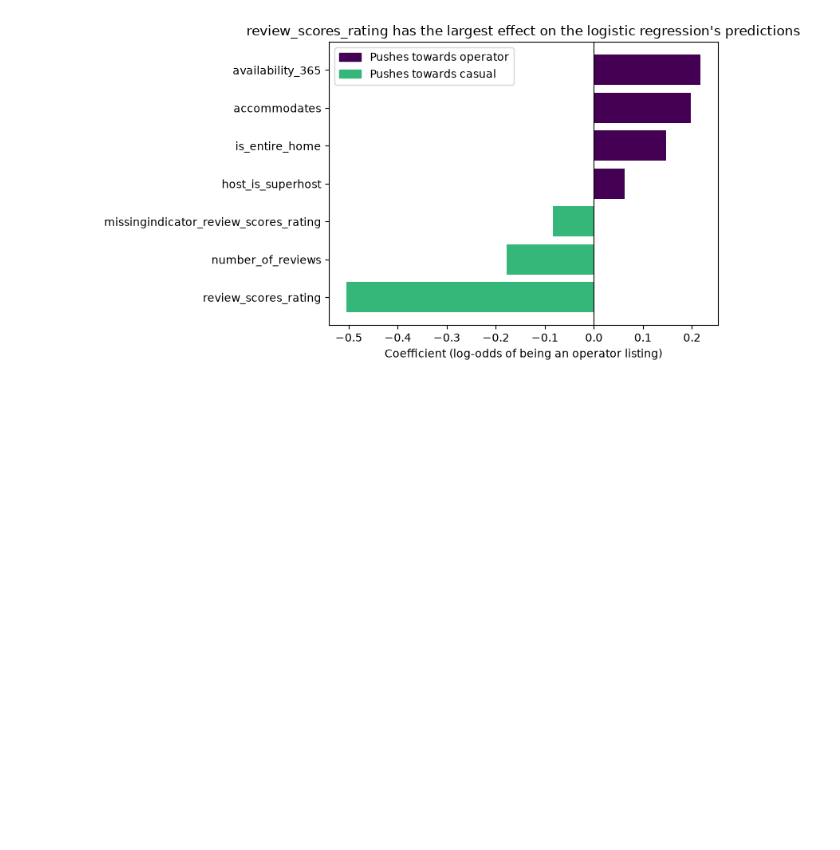
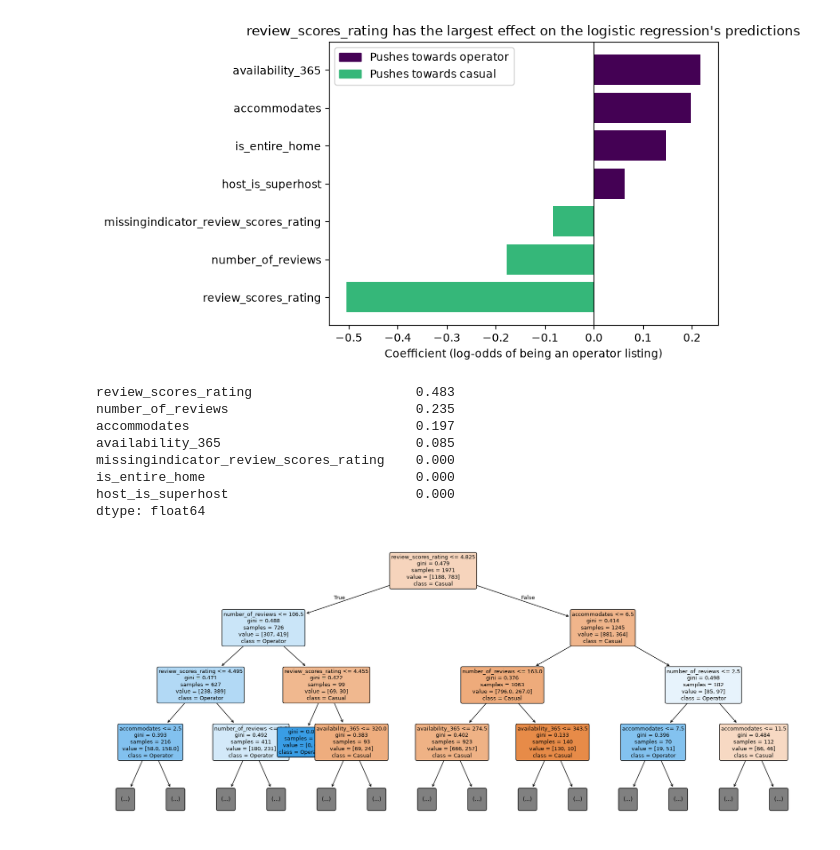
Before and after one commit to ColmHH/Mapping_Short_Let-Pressure_in_Bristol, a Jupyter notebook: jupyter_notebooks/bristol-short-let-analysis_ML.ipynb, the cells around one changed output. Cells and saved outputs as stored; diff of their text form; code cells hidden in the pictures; blank space fills up the shorter version.

Commit message:
Visually map decision tree

```diff
--- a/jupyter_notebooks/bristol-short-let-analysis_ML.ipynb
+++ b/jupyter_notebooks/bristol-short-let-analysis_ML.ipynb
@@ -566,3 +566,25 @@ missingindicator_review_scores_rating       -0.083        0.92
 number_of_reviews                           -0.178        0.84
 review_scores_rating                        -0.504        0.60
 [figure]
+# %%
+tree_pipe = final_models["Decision tree"]
+tree_names = list(tree_pipe[:-1].get_feature_names_out())
+tree_model = tree_pipe["model"]
+
+importance = pd.Series(tree_model.feature_importances_, index=tree_names).sort_values(ascending=False)
+print(importance.round(3))
+
+fig, ax = plt.subplots(figsize=(22, 9))
+plot_tree(tree_model, feature_names=tree_names, class_names=["Casual", "Operator"],
+          filled=True, rounded=True, max_depth=3, fontsize=9, ax=ax)
+plt.show()
+# %% [output]
+review_scores_rating                     0.483
+number_of_reviews                        0.235
+accommodates                             0.197
+availability_365                         0.085
+missingindicator_review_scores_rating    0.000
+is_entire_home                           0.000
+host_is_superhost                        0.000
+dtype: float64
+[figure, added]
```
